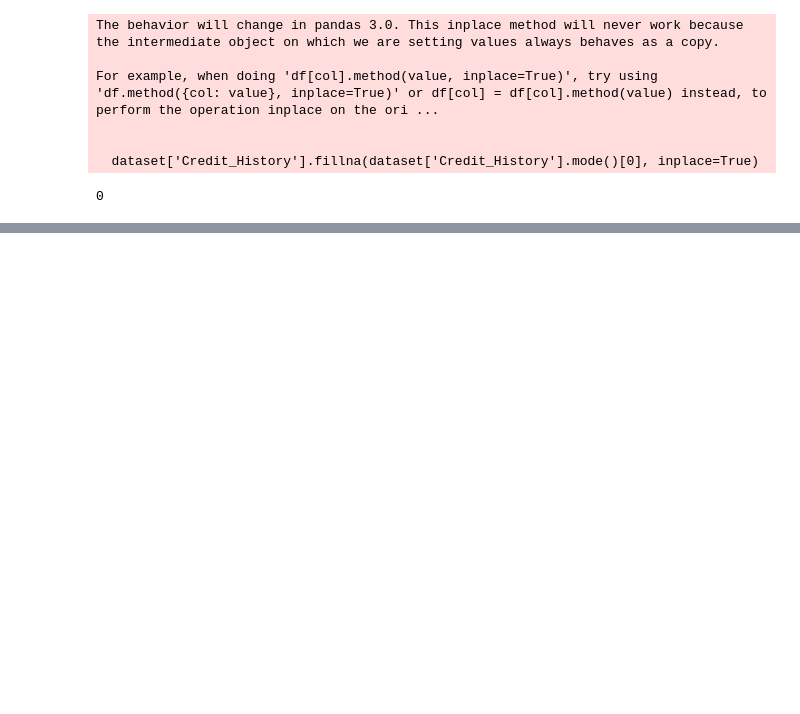
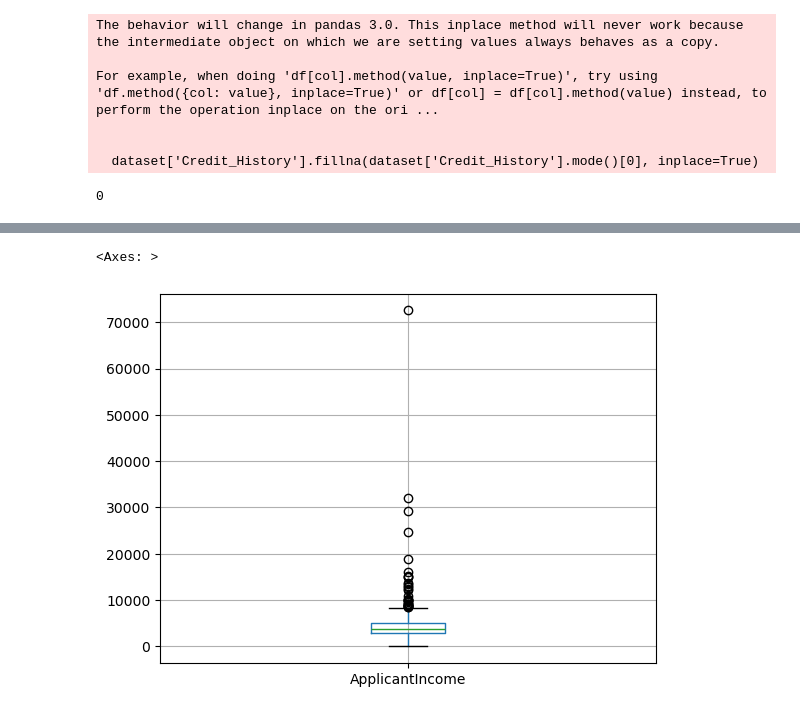
Before and after one commit to Ind-saurabh-kumar/Loan_Approval_Prediction_Project, a Jupyter notebook: Loan_Approval_Prediction.ipynb, the cells around one changed output, grey strips where cells are left out. Saved outputs shown, nothing was run; the diff lists cells and outputs as text; code cells hidden in the pictures; blank space fills up the shorter version.

```diff
--- a/Loan_Approval_Prediction.ipynb
+++ b/Loan_Approval_Prediction.ipynb
@@ -336,0 +764,5 @@ dataset['Credit_History'].isnull().sum()
+# %%
+testdata.boxplot(column='ApplicantIncome')
+# %% [output]
+<Axes: >
+[figure, added]
```
Also changed, not shown: parts of 62 cells of this notebook.
